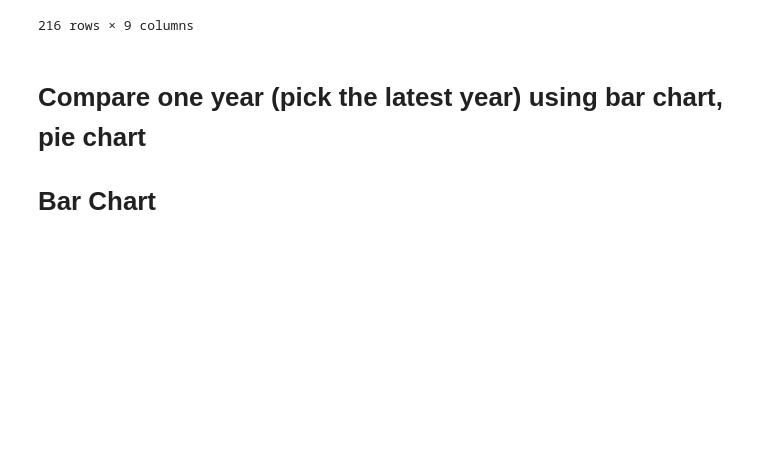
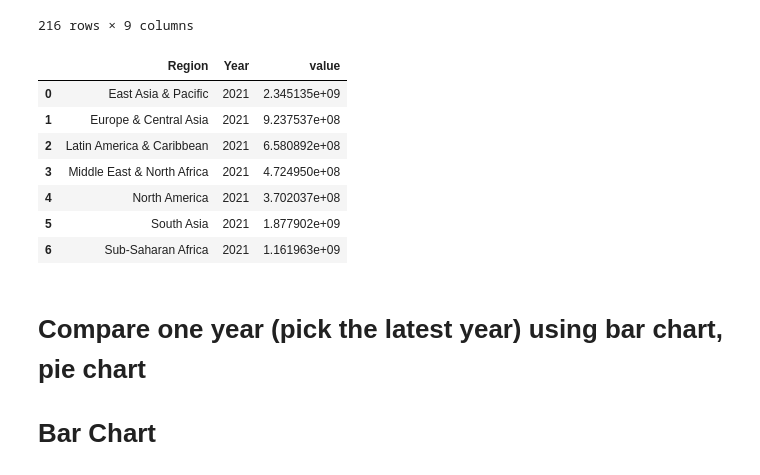
Before and after one commit to Zarak00/Data690_fall2022, a Jupyter notebook: assignments_07/assignment_07.ipynb, the cells around one changed output. Drawn from its saved outputs; the diff is of its cells as text; code cells hidden in the pictures; blank space fills up the shorter version.

```diff
--- a/assignments_07/assignment_07.ipynb
+++ b/assignments_07/assignment_07.ipynb
@@ -296,6 +235,18 @@ df10
 | 34891 | 34891 | 2021 | 18920657.0 | SP.POP.TOTL | ZMB | Zambia | Sub-Saharan Africa | Low income | ... |
 | 34953 | 34953 | 2021 | 15092171.0 | SP.POP.TOTL | ZWE | Zimbabwe | Sub-Saharan Africa | Lower middle income | ... |
 216 rows × 9 columns
+# %%
+df20 = df10.groupby(['Region', 'Year'])['value'].sum().reset_index()
+df20
+# %% [output]
+|  | Region | Year | value |
+| 0 | East Asia & Pacific | 2021 | 2.345135e+09 |
+| 1 | Europe & Central Asia | 2021 | 9.237537e+08 |
+| 2 | Latin America & Caribbean | 2021 | 6.580892e+08 |
+| 3 | Middle East & North Africa | 2021 | 4.724950e+08 |
+| 4 | North America | 2021 | 3.702037e+08 |
+| 5 | South Asia | 2021 | 1.877902e+09 |
+| 6 | Sub-Saharan Africa | 2021 | 1.161963e+09 |
 # %% [markdown]
 # Compare one year (pick the latest year) using bar chart, pie chart
 
```
Also changed, not shown: parts of 19 cells of this notebook.
